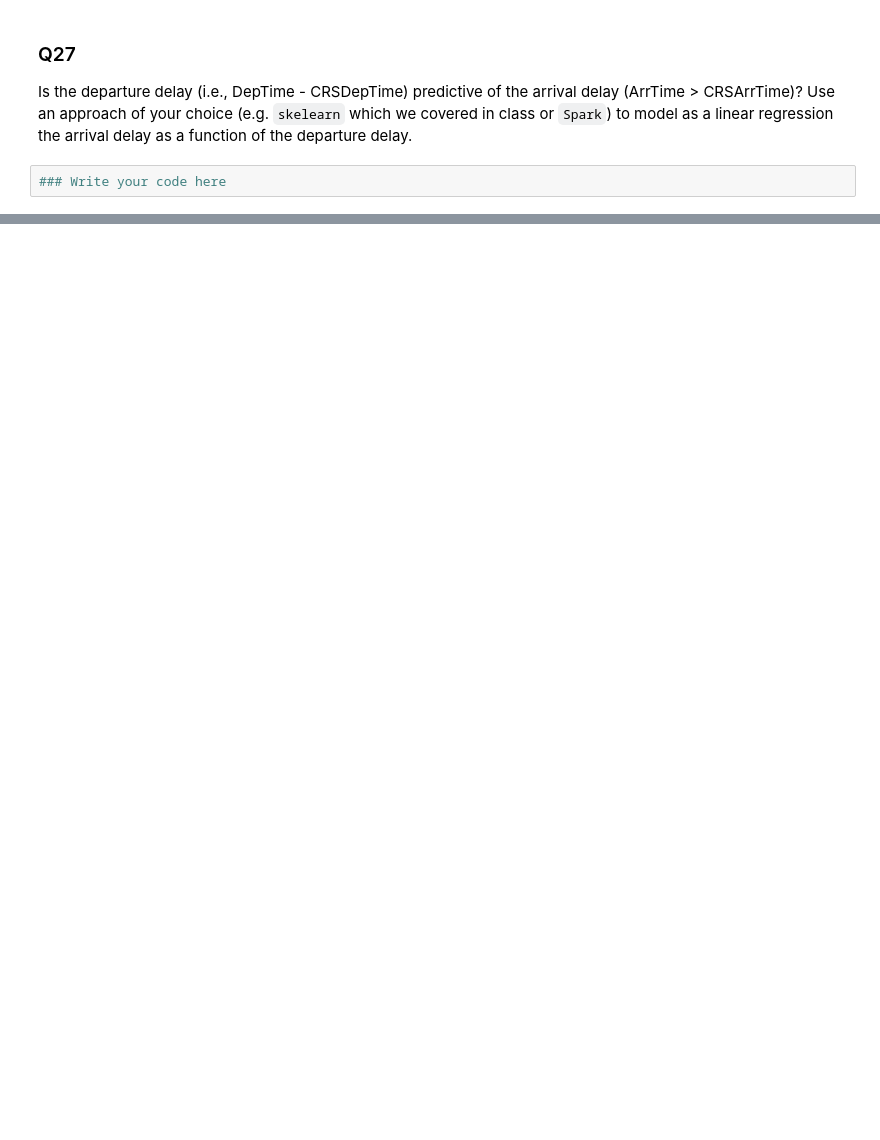
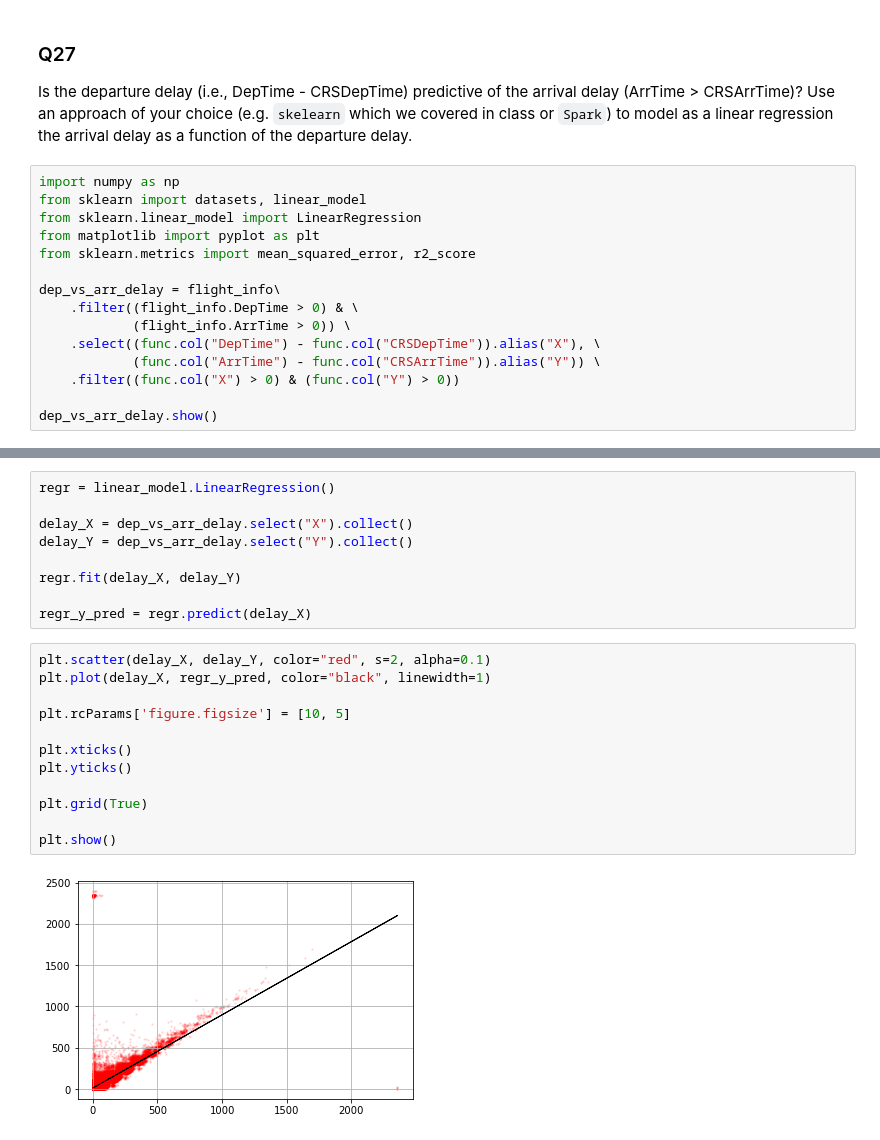
Before and after one commit to ICS-CLASSROOM/assignment-2-okuna, a Jupyter notebook: Assignment_2.ipynb, the cells around one changed output, grey strips where cells are left out. Saved outputs shown, nothing was run; the diff lists cells and outputs as text; blank space fills up the shorter version.

```diff
--- a/Assignment_2.ipynb
+++ b/Assignment_2.ipynb
@@ -642,4 +904,17 @@ Use one of the techniques covered in class to accelerate this query. Time your q
 Is the departure delay (i.e., DepTime - CRSDepTime) predictive of the arrival delay (ArrTime > CRSArrTime)?
 Use an approach of your choice (e.g. `skelearn` which we covered in class or `Spark`) to model as a linear regression the arrival delay as a function of the departure delay.
 # %%
-### Write your code here
+import numpy as np
+from sklearn import datasets, linear_model
+from sklearn.linear_model import LinearRegression
+from matplotlib import pyplot as plt
+from sklearn.metrics import mean_squared_error, r2_score
+
+dep_vs_arr_delay = flight_info\
+    .filter((flight_info.DepTime > 0) & \
+            (flight_info.ArrTime > 0)) \
+    .select((func.col("DepTime") - func.col("CRSDepTime")).alias("X"), \
+            (func.col("ArrTime") - func.col("CRSArrTime")).alias("Y")) \
+    .filter((func.col("X") > 0) & (func.col("Y") > 0))
+
+dep_vs_arr_delay.show()
@@ -645,0 +939,23 @@ Use an approach of your choice (e.g. `skelearn` which we covered in class or `Sp
+# %%
+regr = linear_model.LinearRegression()
+
+delay_X = dep_vs_arr_delay.select("X").collect()
+delay_Y = dep_vs_arr_delay.select("Y").collect()
+
+regr.fit(delay_X, delay_Y)
+
+regr_y_pred = regr.predict(delay_X)
+# %%
+plt.scatter(delay_X, delay_Y, color="red", s=2, alpha=0.1)
+plt.plot(delay_X, regr_y_pred, color="black", linewidth=1)
+
+plt.rcParams['figure.figsize'] = [10, 5]
+
+plt.xticks()
+plt.yticks()
+
+plt.grid(True)
+
+plt.show()
+# %% [output]
+[figure, added]
```
Also changed, not shown: parts of 13 cells of this notebook.
